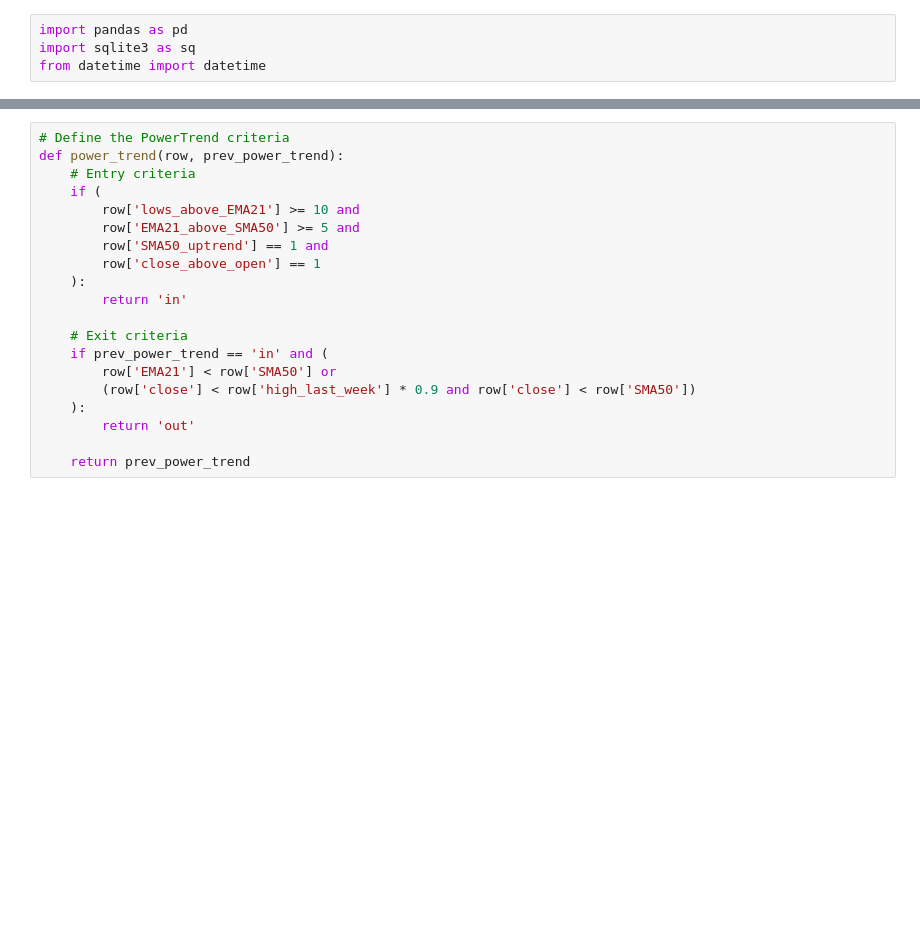
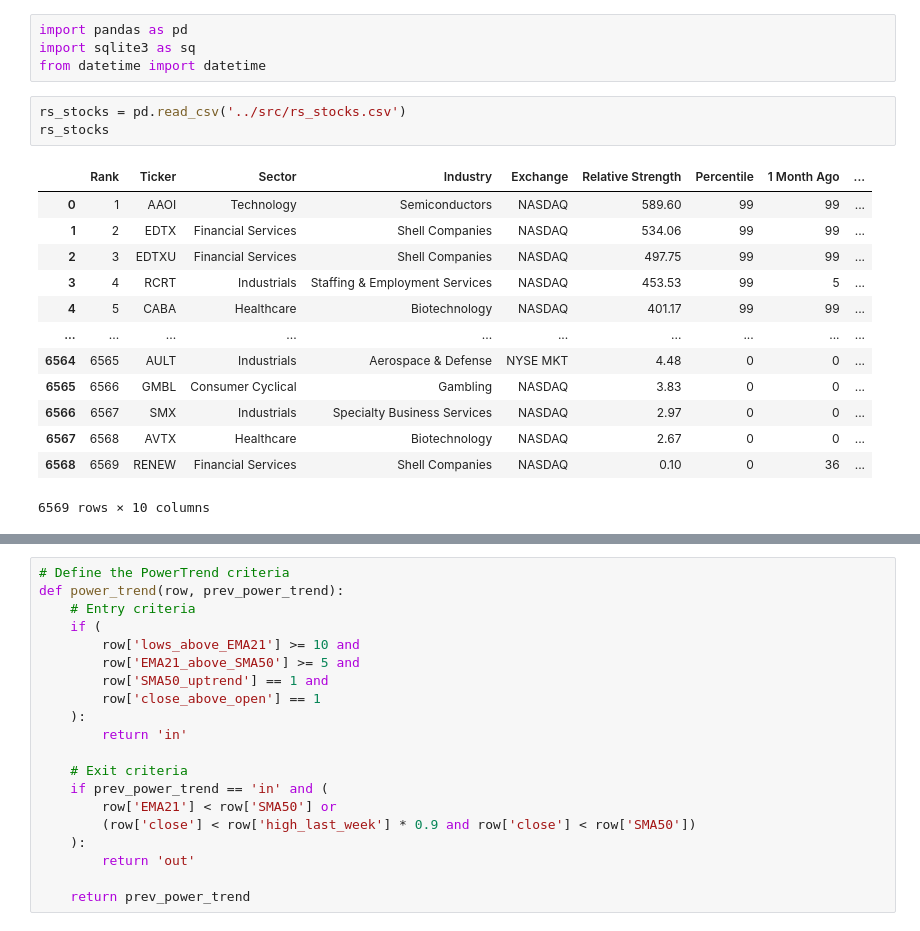
Before and after one commit to RLeitaoPB/trading, a Jupyter notebook: code/screen.ipynb, the cells around one changed output, grey strips where cells are left out. Cells and saved outputs as stored; diff of their text form; blank space fills up the shorter version.

```diff
--- a/code/screen.ipynb
+++ b/code/screen.ipynb
@@ -2,3 +2,20 @@
 import pandas as pd
 import sqlite3 as sq
 from datetime import datetime
+# %%
+rs_stocks = pd.read_csv('../src/rs_stocks.csv')
+rs_stocks
+# %% [output]
+|  | Rank | Ticker | Sector | Industry | Exchange | Relative Strength | Percentile | 1 Month Ago | ... |
+| 0 | 1 | AAOI | Technology | Semiconductors | NASDAQ | 589.60 | 99 | 99 | ... |
+| 1 | 2 | EDTX | Financial Services | Shell Companies | NASDAQ | 534.06 | 99 | 99 | ... |
+| 2 | 3 | EDTXU | Financial Services | Shell Companies | NASDAQ | 497.75 | 99 | 99 | ... |
+| 3 | 4 | RCRT | Industrials | Staffing & Employment Services | NASDAQ | 453.53 | 99 | 5 | ... |
+| 4 | 5 | CABA | Healthcare | Biotechnology | NASDAQ | 401.17 | 99 | 99 | ... |
+| ... | ... | ... | ... | ... | ... | ... | ... | ... | ... |
+| 6564 | 6565 | AULT | Industrials | Aerospace & Defense | NYSE MKT | 4.48 | 0 | 0 | ... |
+| 6565 | 6566 | GMBL | Consumer Cyclical | Gambling | NASDAQ | 3.83 | 0 | 0 | ... |
+| 6566 | 6567 | SMX | Industrials | Specialty Business Services | NASDAQ | 2.97 | 0 | 0 | ... |
+| 6567 | 6568 | AVTX | Healthcare | Biotechnology | NASDAQ | 2.67 | 0 | 0 | ... |
+| 6568 | 6569 | RENEW | Financial Services | Shell Companies | NASDAQ | 0.10 | 0 | 36 | ... |
+6569 rows × 10 columns
```
Also changed, not shown: parts of 7 cells of this notebook, 11 other files.
